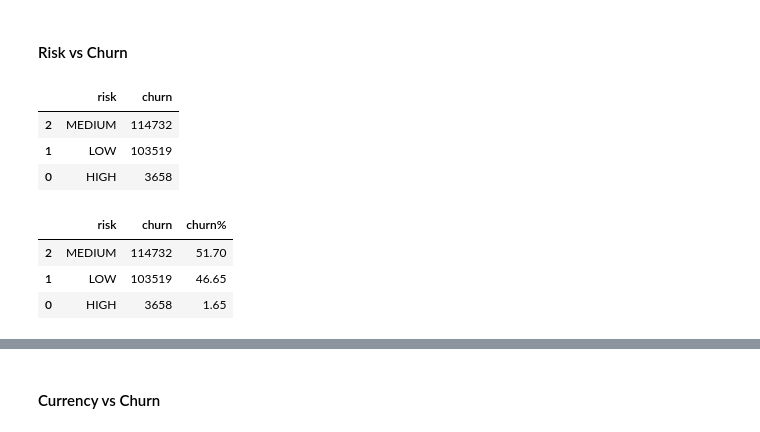
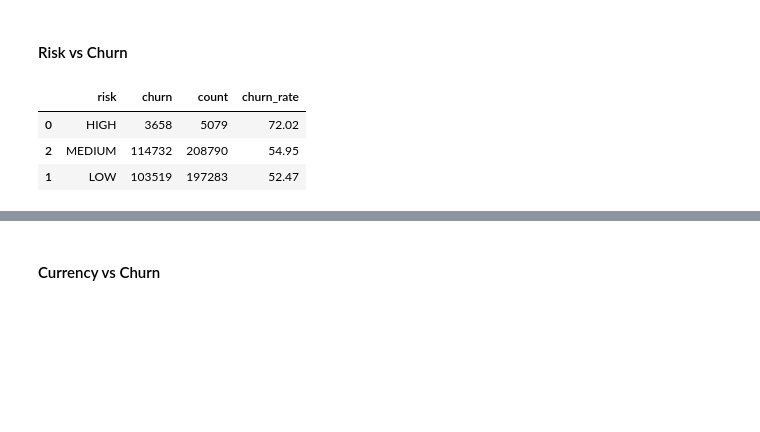
Before and after one commit to abhishektarun09/Bank-Customer-Churn-and-Retention-Analysis, a Jupyter notebook: notebooks/02_customer_churn_analysis.ipynb, the cells around one changed output, grey strips where cells are left out. Saved outputs shown, nothing was run; the diff lists cells and outputs as text; code cells hidden in the pictures; blank space fills up the shorter version.

```diff
--- a/notebooks/02_customer_churn_analysis.ipynb
+++ b/notebooks/02_customer_churn_analysis.ipynb
@@ -226,19 +230,12 @@ plt.show()
 # %% [markdown]
 #### Risk vs Churn
 # %%
-risk_churn = df.groupby('risk').agg({"churn" : "sum"}).reset_index().sort_values(by='churn', ascending=False)
+risk_churn = df.groupby("risk")['churn'].agg(churn='sum', count='count')
+risk_churn['churn_rate'] = (risk_churn['churn']/risk_churn['count']*100).round(2)
+risk_churn = risk_churn.reset_index().sort_values('churn_rate', ascending=False)
 risk_churn
 # %% [output]
-|  | risk | churn |
-| 2 | MEDIUM | 114732 |
-| 1 | LOW | 103519 |
-| 0 | HIGH | 3658 |
+|  | risk | churn | count | churn_rate |
+| 0 | HIGH | 3658 | 5079 | 72.02 |
+| 2 | MEDIUM | 114732 | 208790 | 54.95 |
+| 1 | LOW | 103519 | 197283 | 52.47 |
-# %%
-risk_churn['churn%'] = risk_churn['churn']/(risk_churn['churn'].sum())*100
-risk_churn = round(risk_churn.sort_values('churn%', ascending = False), 2)
-risk_churn
-# %% [output]
-|  | risk | churn | churn% |
-| 2 | MEDIUM | 114732 | 51.70 |
-| 1 | LOW | 103519 | 46.65 |
-| 0 | HIGH | 3658 | 1.65 |
```
Also changed, not shown: parts of 50 cells of this notebook.
